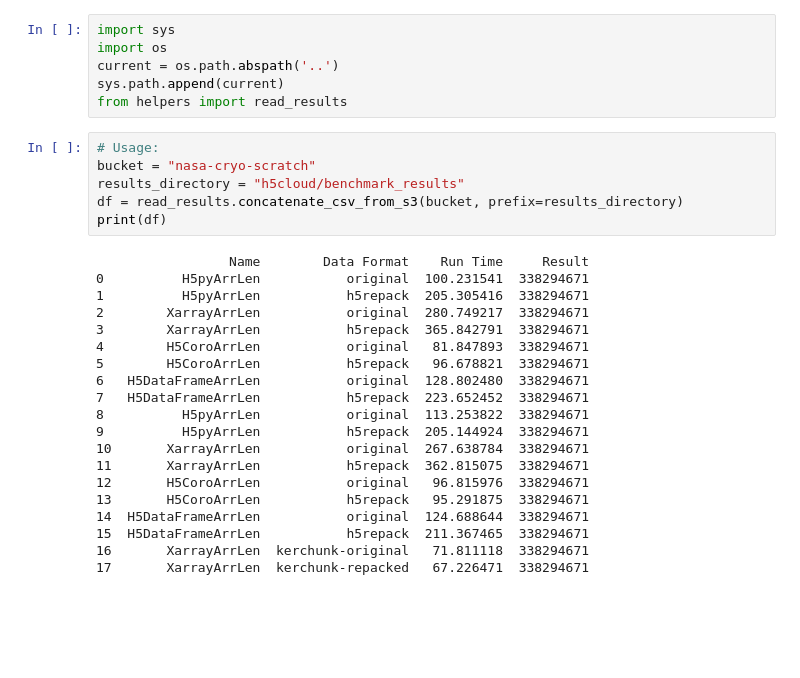
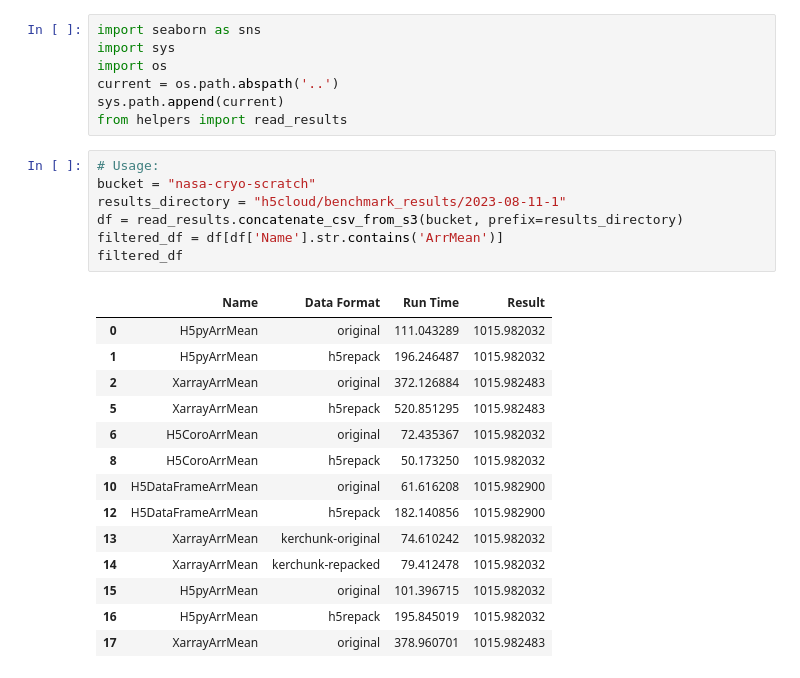
Before and after one commit to ICESAT-2HackWeek/h5cloud, a Jupyter notebook: notebooks/read-results.ipynb, the cells around one changed output. Cells and saved outputs as stored; diff of their text form; blank space fills up the shorter version.

```diff
--- a/notebooks/read-results.ipynb
+++ b/notebooks/read-results.ipynb
@@ -1,4 +1,5 @@
 # %%
+import seaborn as sns
 import sys
 import os
 current = os.path.abspath('..')
@@ -7,26 +8,22 @@ from helpers import read_results
 # %%
 # Usage:
 bucket = "nasa-cryo-scratch"
-results_directory = "h5cloud/benchmark_results"
+results_directory = "h5cloud/benchmark_results/2023-08-11-1"
 df = read_results.concatenate_csv_from_s3(bucket, prefix=results_directory)
-print(df)
+filtered_df = df[df['Name'].str.contains('ArrMean')]
+filtered_df
 # %% [output]
-                 Name        Data Format    Run Time     Result
-0          H5pyArrLen           original  100.231541  338294671
-1          H5pyArrLen           h5repack  205.305416  338294671
-2        XarrayArrLen           original  280.749217  338294671
-3        XarrayArrLen           h5repack  365.842791  338294671
-4        H5CoroArrLen           original   81.847893  338294671
-5        H5CoroArrLen           h5repack   96.678821  338294671
-6   H5DataFrameArrLen           original  128.802480  338294671
-7   H5DataFrameArrLen           h5repack  223.652452  338294671
-8          H5pyArrLen           original  113.253822  338294671
-9          H5pyArrLen           h5repack  205.144924  338294671
-10       XarrayArrLen           original  267.638784  338294671
-11       XarrayArrLen           h5repack  362.815075  338294671
-12       H5CoroArrLen           original   96.815976  338294671
-13       H5CoroArrLen           h5repack   95.291875  338294671
-14  H5DataFrameArrLen           original  124.688644  338294671
-15  H5DataFrameArrLen           h5repack  211.367465  338294671
-16       XarrayArrLen  kerchunk-original   71.811118  338294671
-17       XarrayArrLen  kerchunk-repacked   67.226471  338294671
+|  | Name | Data Format | Run Time | Result |
+| 0 | H5pyArrMean | original | 111.043289 | 1015.982032 |
+| 1 | H5pyArrMean | h5repack | 196.246487 | 1015.982032 |
+| 2 | XarrayArrMean | original | 372.126884 | 1015.982483 |
+| 5 | XarrayArrMean | h5repack | 520.851295 | 1015.982483 |
+| 6 | H5CoroArrMean | original | 72.435367 | 1015.982032 |
+| 8 | H5CoroArrMean | h5repack | 50.173250 | 1015.982032 |
+| 10 | H5DataFrameArrMean | original | 61.616208 | 1015.982900 |
+| 12 | H5DataFrameArrMean | h5repack | 182.140856 | 1015.982900 |
+| 13 | XarrayArrMean | kerchunk-original | 74.610242 | 1015.982032 |
+| 14 | XarrayArrMean | kerchunk-repacked | 79.412478 | 1015.982032 |
+| 15 | H5pyArrMean | original | 101.396715 | 1015.982032 |
+| 16 | H5pyArrMean | h5repack | 195.845019 | 1015.982032 |
+| 17 | XarrayArrMean | original | 378.960701 | 1015.982483 |
```
Also changed, not shown: parts of 2 cells of this notebook, 3 other files.
